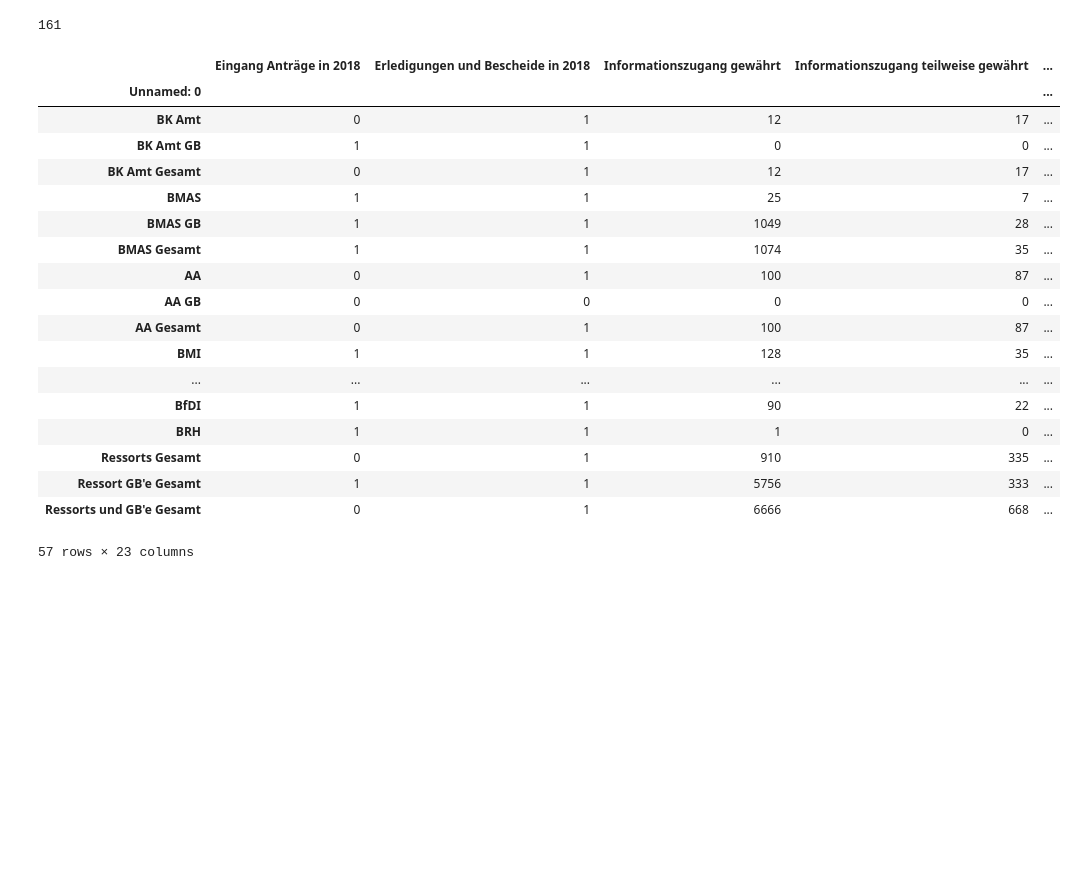
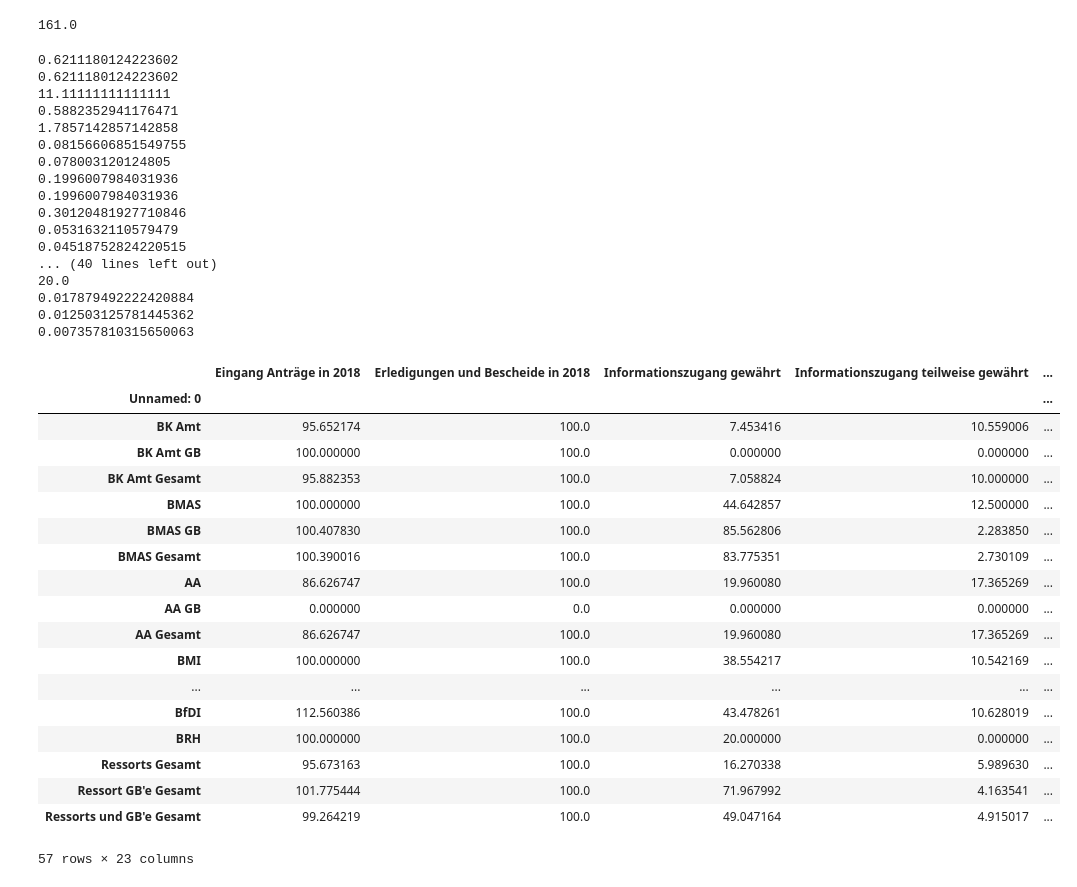
Before and after one commit to ninabcdefghi/ifgvsfds, a Jupyter notebook: ifg2018_multiline.ipynb, the cells around one changed output. Cells and saved outputs as stored; diff of their text form; code cells hidden in the pictures; blank space fills up the shorter version.

```diff
--- a/ifg2018_multiline.ipynb
+++ b/ifg2018_multiline.ipynb
@@ -7,7 +7,9 @@ alt.renderers.enable('notebook')
 url = "https://www.bmi.bund.de/SharedDocs/downloads/DE/veroeffentlichungen/themen/moderne-verwaltung/ifg/ifg-statistik-2018-maschinenlesbar.csv;jsessionid=54E3EDDA47AAACAB9B04EDFFBB7230EB.2_cid364?__blob=publicationFile&v=2"
 
 ifgdata = pd.read_csv(url, sep=";", encoding = "ISO-8859-1")
+
 ifgdata = ifgdata.set_index('Unnamed: 0')
+ifgdata = ifgdata.astype("float64", errors='ignore')
 
 ifgdata_tr = ifgdata.T
 
@@ -35,39 +37,62 @@ ifgdata
 # %%
 ifgdata.at["BK Amt","Erledigungen und Bescheide in 2018 "]
 # %% [output]
-161
+161.0
 # %%
 # clean dataframe
 
 # average data ( /Erledigungen und Bescheide in 2018 ) --> create new column from unrotated frame
 def replace(row):
+    if row["Erledigungen und Bescheide in 2018 "] == 0:
+        return row
+    one_antrag_equals_percent = 100 / row["Erledigungen und Bescheide in 2018 "]
+    print(one_antrag_equals_percent)
+
     for i, item in enumerate(row):
         # updating the value of the row
         try:
-            row[i] = item / row["Erledigungen und Bescheide in 2018 "]
+            #print(item, one_antrag_equals_percent)
+            row[i] = one_antrag_equals_percent * item
         except:
-            row[i] = 0
+            print("exception", item, one_antrag_equals_percent)
     return row
 
 ifgneu = ifgdata.apply(replace, axis=1)
 ifgneu
 # %% [output]
+0.6211180124223602
+0.6211180124223602
+11.11111111111111
+0.5882352941176471
+1.7857142857142858
+0.08156606851549755
+0.078003120124805
+0.1996007984031936
+0.1996007984031936
+0.30120481927710846
+0.0531632110579479
+0.04518752824220515
+... (40 lines left out)
+20.0
+0.017879492222420884
+0.012503125781445362
+0.007357810315650063
 |  | Eingang Anträge in 2018 | Erledigungen und Bescheide in 2018 | Informationszugang gewährt | Informationszugang teilweise gewährt | ... |
 | Unnamed: 0 |  |  |  |  | ... |
-| BK Amt | 0 | 1 | 12 | 17 | ... |
-| BK Amt GB | 1 | 1 | 0 | 0 | ... |
-| BK Amt Gesamt | 0 | 1 | 12 | 17 | ... |
-| BMAS | 1 | 1 | 25 | 7 | ... |
-| BMAS GB | 1 | 1 | 1049 | 28 | ... |
-| BMAS Gesamt | 1 | 1 | 1074 | 35 | ... |
-| AA | 0 | 1 | 100 | 87 | ... |
-| AA GB | 0 | 0 | 0 | 0 | ... |
-| AA Gesamt | 0 | 1 | 100 | 87 | ... |
-| BMI | 1 | 1 | 128 | 35 | ... |
+| BK Amt | 95.652174 | 100.0 | 7.453416 | 10.559006 | ... |
+| BK Amt GB | 100.000000 | 100.0 | 0.000000 | 0.000000 | ... |
+| BK Amt Gesamt | 95.882353 | 100.0 | 7.058824 | 10.000000 | ... |
+| BMAS | 100.000000 | 100.0 | 44.642857 | 12.500000 | ... |
+| BMAS GB | 100.407830 | 100.0 | 85.562806 | 2.283850 | ... |
+| BMAS Gesamt | 100.390016 | 100.0 | 83.775351 | 2.730109 | ... |
+| AA | 86.626747 | 100.0 | 19.960080 | 17.365269 | ... |
+| AA GB | 0.000000 | 0.0 | 0.000000 | 0.000000 | ... |
+| AA Gesamt | 86.626747 | 100.0 | 19.960080 | 17.365269 | ... |
+| BMI | 100.000000 | 100.0 | 38.554217 | 10.542169 | ... |
 | ... | ... | ... | ... | ... | ... |
-| BfDI | 1 | 1 | 90 | 22 | ... |
-| BRH | 1 | 1 | 1 | 0 | ... |
-| Ressorts Gesamt | 0 | 1 | 910 | 335 | ... |
-| Ressort GB'e Gesamt | 1 | 1 | 5756 | 333 | ... |
-| Ressorts und GB'e Gesamt | 0 | 1 | 6666 | 668 | ... |
+| BfDI | 112.560386 | 100.0 | 43.478261 | 10.628019 | ... |
+| BRH | 100.000000 | 100.0 | 20.000000 | 0.000000 | ... |
+| Ressorts Gesamt | 95.673163 | 100.0 | 16.270338 | 5.989630 | ... |
+| Ressort GB'e Gesamt | 101.775444 | 100.0 | 71.967992 | 4.163541 | ... |
+| Ressorts und GB'e Gesamt | 99.264219 | 100.0 | 49.047164 | 4.915017 | ... |
-57 rows × 23 columns
+57 rows × 23 columns
```
Also changed, not shown: parts of 5 cells of this notebook.
